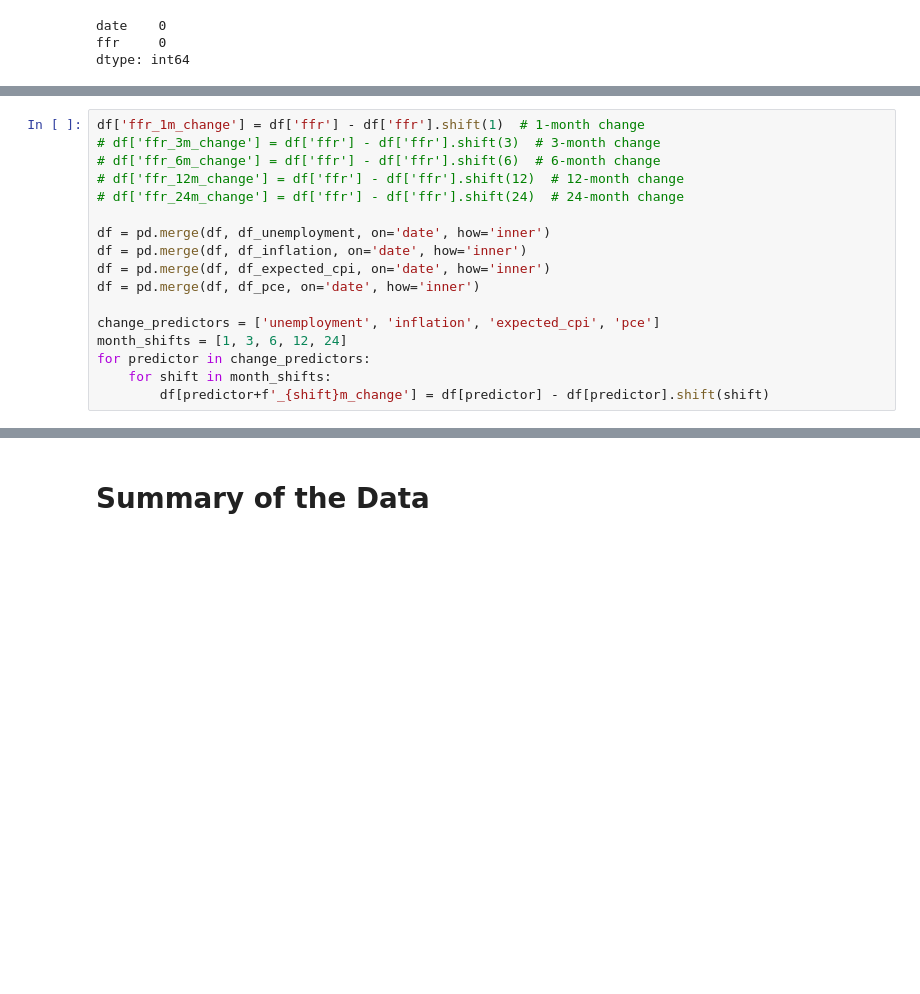
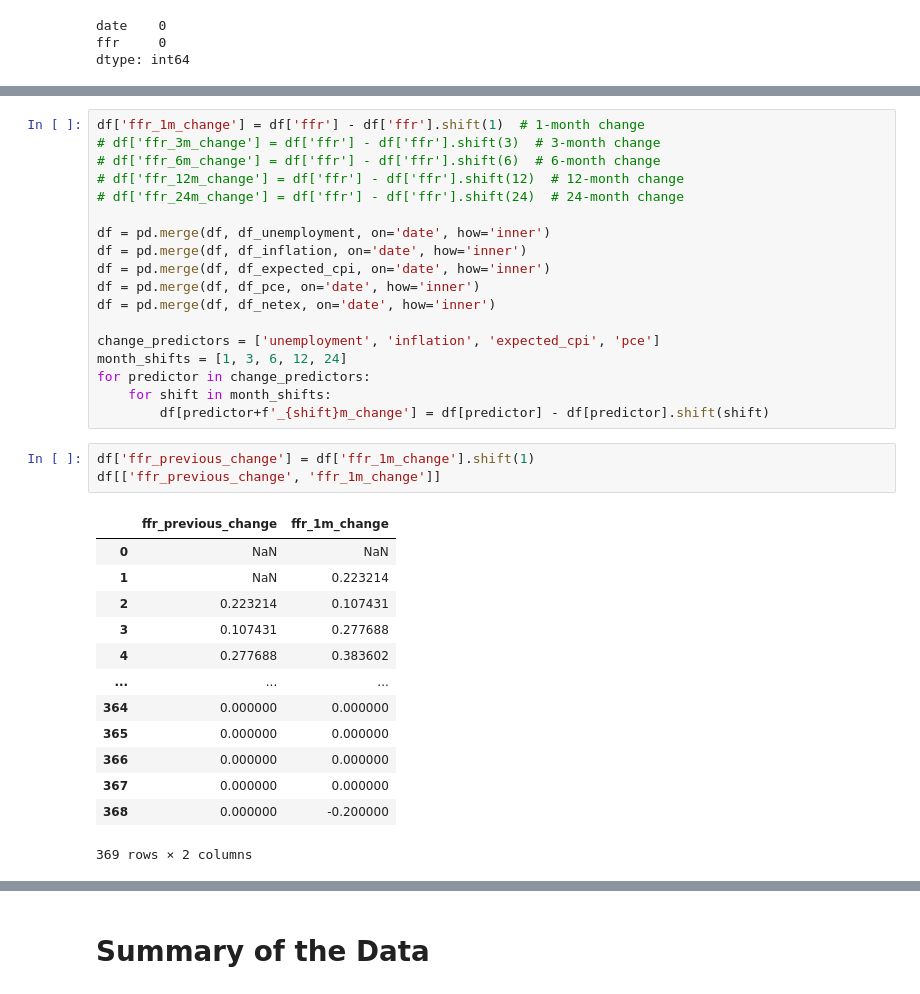
Before and after one commit to brianlzhou/109a-project, a Jupyter notebook: milestone4.ipynb, the cells around one changed output, grey strips where cells are left out. Cells and saved outputs as stored; diff of their text form; blank space fills up the shorter version.

```diff
--- a/milestone4.ipynb
+++ b/milestone4.ipynb
@@ -116,12 +145,30 @@ df = pd.merge(df, df_unemployment, on='date', how='inner')
 df = pd.merge(df, df_inflation, on='date', how='inner')
 df = pd.merge(df, df_expected_cpi, on='date', how='inner')
 df = pd.merge(df, df_pce, on='date', how='inner')
+df = pd.merge(df, df_netex, on='date', how='inner')
 
 change_predictors = ['unemployment', 'inflation', 'expected_cpi', 'pce']
 month_shifts = [1, 3, 6, 12, 24]
 for predictor in change_predictors:
     for shift in month_shifts:
         df[predictor+f'_{shift}m_change'] = df[predictor] - df[predictor].shift(shift)
+# %%
+df['ffr_previous_change'] = df['ffr_1m_change'].shift(1)
+df[['ffr_previous_change', 'ffr_1m_change']]
+# %% [output]
+|  | ffr_previous_change | ffr_1m_change |
+| 0 | NaN | NaN |
+| 1 | NaN | 0.223214 |
+| 2 | 0.223214 | 0.107431 |
+| 3 | 0.107431 | 0.277688 |
+| 4 | 0.277688 | 0.383602 |
+| ... | ... | ... |
+| 364 | 0.000000 | 0.000000 |
+| 365 | 0.000000 | 0.000000 |
+| 366 | 0.000000 | 0.000000 |
+| 367 | 0.000000 | 0.000000 |
+| 368 | 0.000000 | -0.200000 |
+369 rows × 2 columns
 # %%
 df.columns
 df.dtypes
```
Also changed, not shown: parts of 7 cells of this notebook.
